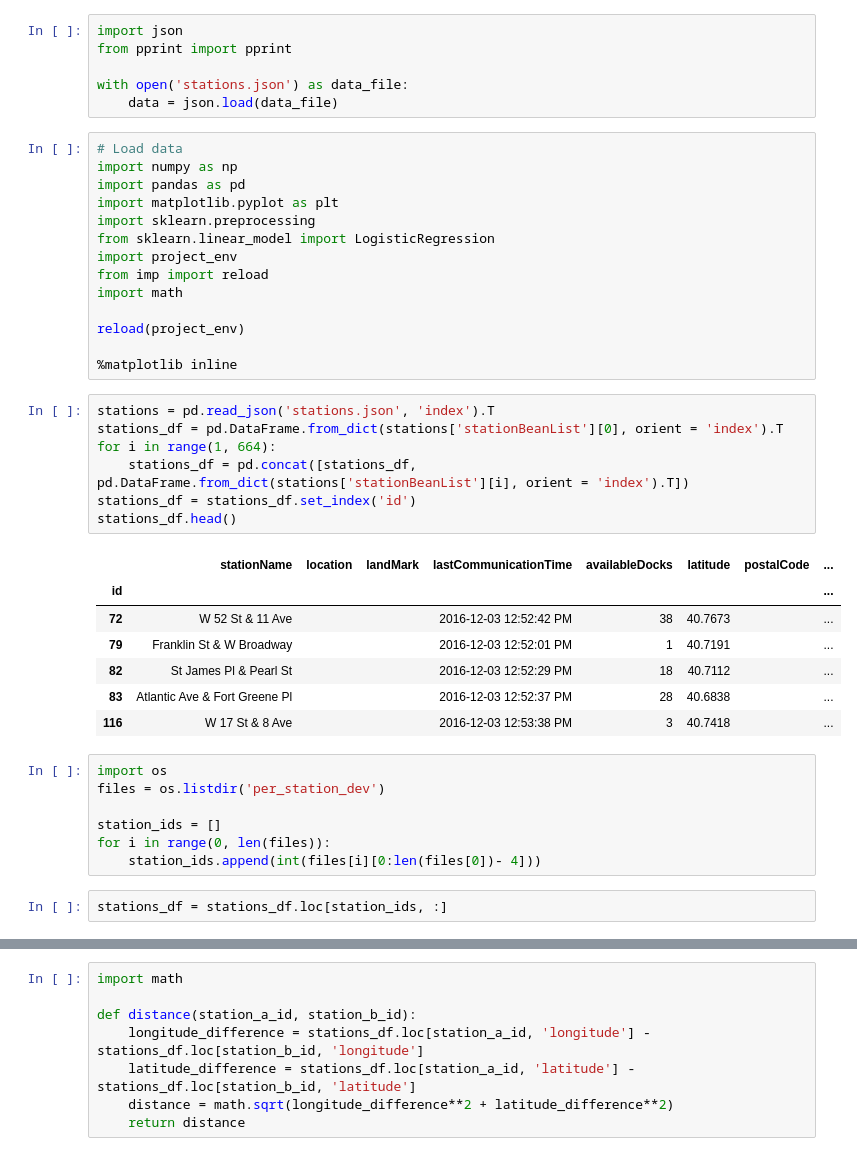
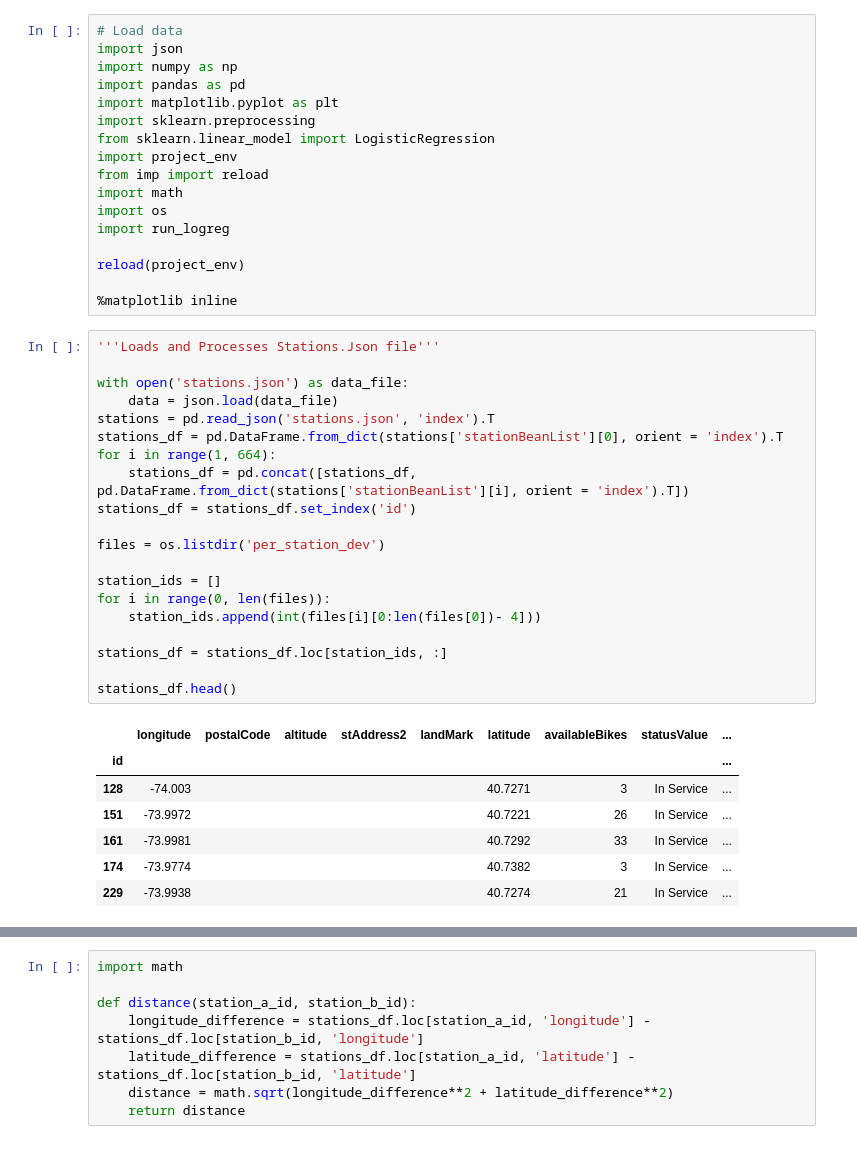
Before and after one commit to cer446/Intro-to-DS-CitiBike-Term-Project, a Jupyter notebook: LogReg Different Y-Vars.ipynb, the cells around one changed output, grey strips where cells are left out. Saved outputs shown, nothing was run; the diff lists cells and outputs as text.

```diff
--- a/LogReg Different Y-Vars.ipynb
+++ b/LogReg Different Y-Vars.ipynb
@@ -1,11 +1,6 @@
-# %%
-import json
-from pprint import pprint
-
-with open('stations.json') as data_file:
-    data = json.load(data_file)
 # %%
 # Load data
+import json
 import numpy as np
 import pandas as pd
 import matplotlib.pyplot as plt
@@ -14,31 +9,37 @@ from sklearn.linear_model import LogisticRegression
 import project_env
 from imp import reload
 import math
+import os
+import run_logreg
 
 reload(project_env)
 
 %matplotlib inline
 # %%
+'''Loads and Processes Stations.Json file'''
+
+with open('stations.json') as data_file:
+    data = json.load(data_file)
 stations = pd.read_json('stations.json', 'index').T
 stations_df = pd.DataFrame.from_dict(stations['stationBeanList'][0], orient = 'index').T
 for i in range(1, 664):
     stations_df = pd.concat([stations_df, pd.DataFrame.from_dict(stations['stationBeanList'][i], orient = 'index').T])
 stations_df = stations_df.set_index('id')
+
+files = os.listdir('per_station_dev')
+
+station_ids = []
+for i in range(0, len(files)):
+    station_ids.append(int(files[i][0:len(files[0])- 4]))
+
+stations_df = stations_df.loc[station_ids, :]
+
 stations_df.head()
 # %% [output]
-|  | stationName | location | landMark | lastCommunicationTime | availableDocks | latitude | postalCode | ... |
-| id |  |  |  |  |  |  |  | ... |
-| 72 | W 52 St & 11 Ave |  |  | 2016-12-03 12:52:42 PM | 38 | 40.7673 |  | ... |
-| 79 | Franklin St & W Broadway |  |  | 2016-12-03 12:52:01 PM | 1 | 40.7191 |  | ... |
-| 82 | St James Pl & Pearl St |  |  | 2016-12-03 12:52:29 PM | 18 | 40.7112 |  | ... |
-| 83 | Atlantic Ave & Fort Greene Pl |  |  | 2016-12-03 12:52:37 PM | 28 | 40.6838 |  | ... |
-| 116 | W 17 St & 8 Ave |  |  | 2016-12-03 12:53:38 PM | 3 | 40.7418 |  | ... |
+|  | longitude | postalCode | altitude | stAddress2 | landMark | latitude | availableBikes | statusValue | ... |
+| id |  |  |  |  |  |  |  |  | ... |
+| 128 | -74.003 |  |  |  |  | 40.7271 | 3 | In Service | ... |
+| 151 | -73.9972 |  |  |  |  | 40.7221 | 26 | In Service | ... |
+| 161 | -73.9981 |  |  |  |  | 40.7292 | 33 | In Service | ... |
+| 174 | -73.9774 |  |  |  |  | 40.7382 | 3 | In Service | ... |
+| 229 | -73.9938 |  |  |  |  | 40.7274 | 21 | In Service | ... |
-# %%
-import os
-files = os.listdir('per_station_dev')
-
-station_ids = []
-for i in range(0, len(files)):
-    station_ids.append(int(files[i][0:len(files[0])- 4]))
-# %%
-stations_df = stations_df.loc[station_ids, :]
```
Also changed, not shown: parts of 30 cells of this notebook, 1 other file.
